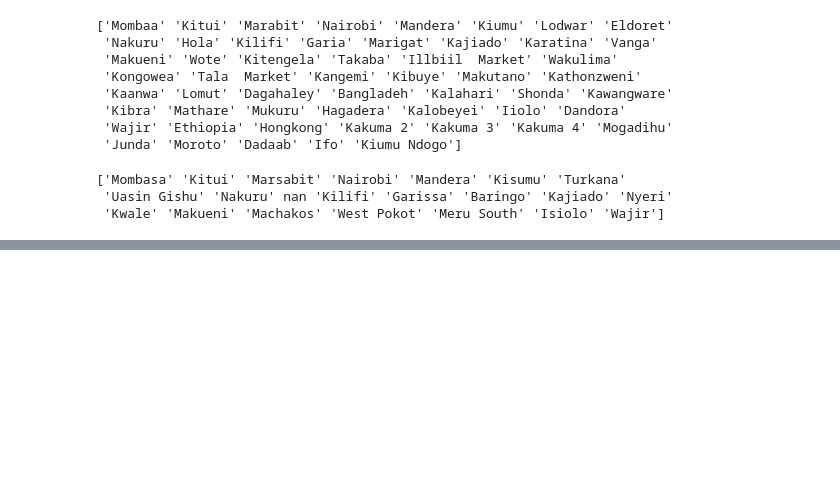
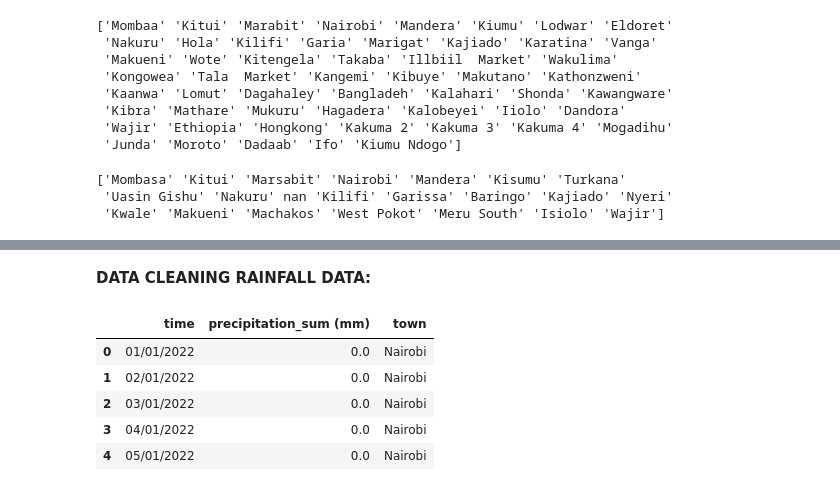
Before and after one commit to BrianRono7/Capstone-project, a Jupyter notebook: CapstoneEDA.ipynb, the cells around one changed output, grey strips where cells are left out. Drawn from its saved outputs; the diff is of its cells as text; code cells hidden in the pictures; blank space fills up the shorter version.

```diff
--- a/CapstoneEDA.ipynb
+++ b/CapstoneEDA.ipynb
@@ -455,3 +455,16 @@ cleaned_food_prices.head()
 | 3 | 2006-01-15 | Eastern | Kitui | Kitui | 187 | -1.37 | 38.02 | Cereals And Tubers | Sorghum | ... |
 | 4 | 2006-01-15 | Eastern | Kitui | Kitui | 187 | -1.37 | 38.02 | Pulses And Nuts | Dry Beans | ... |
 | 5 | 2006-01-15 | Eastern | Marsabit | Marsabit | 190 | 2.33 | 37.98 | Cereals And Tubers | Fresh White Maize | ... |
+# %% [markdown]
+**DATA CLEANING RAINFALL DATA:**
+# %%
+#dropping unecessary columns in rainfall data
+rainfal=rainfal.drop(columns=['Unnamed: 2', 'Unnamed: 3', 'Unnamed: 4', 'Unnamed: 5'])
+rainfal.head()
+# %% [output]
+|  | time | precipitation_sum (mm) | town |
+| 0 | 01/01/2022 | 0.0 | Nairobi |
+| 1 | 02/01/2022 | 0.0 | Nairobi |
+| 2 | 03/01/2022 | 0.0 | Nairobi |
+| 3 | 04/01/2022 | 0.0 | Nairobi |
+| 4 | 05/01/2022 | 0.0 | Nairobi |
```
Also changed, not shown: parts of 4 cells of this notebook.
